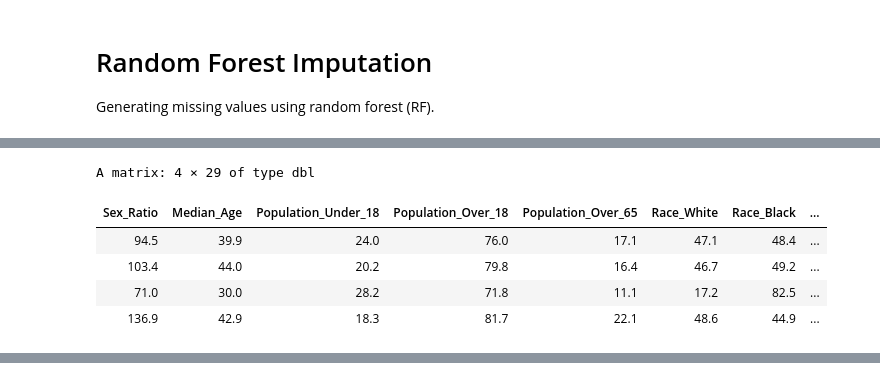
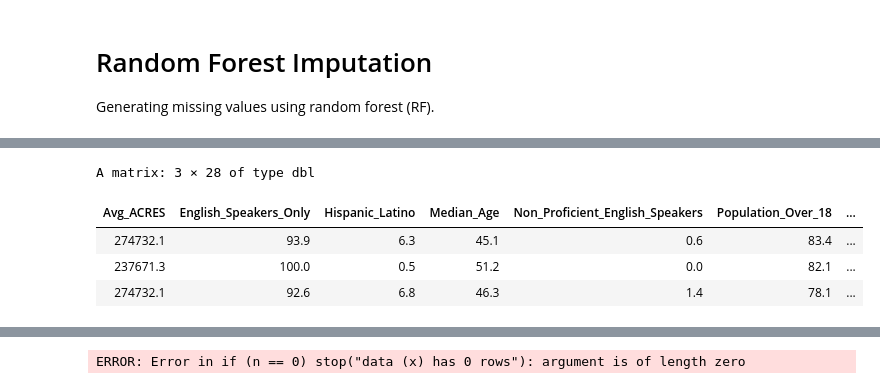
Before and after one commit to UNC-CEMALB/ENVIROSCAN, a Jupyter notebook: 2. Sociodemographic Imputation/Sociodemographic Imputation.ipynb, the cells around one changed output, grey strips where cells are left out. Cells and saved outputs as stored; diff of their text form; code cells hidden in the pictures.

```diff
--- a/2. Sociodemographic Imputation/Sociodemographic Imputation.ipynb
+++ b/2. Sociodemographic Imputation/Sociodemographic Imputation.ipynb
@@ -120,0 +115,14 @@ A data.frame: 6 × 34
+# %%
+# only keeping variables with at least 25% of data in each county
+variable_presence_df = acs_whp_df[,1:31] %>%
+    pivot_longer(cols = 4:31, names_to = "Variable", values_to = "Value") %>%
+    # creating 2 count cols: 1st for non-missing data, 2nd for all data
+    mutate(data_count = ifelse(is.na(Value), 0, 1), all_count = 1) %>%
+    group_by(County, Variable) %>%
+    summarize(Variable_Presence = sum(data_count)/ sum(all_count) * 100) %>%
+    filter(Variable_Presence > 25) %>%
+    arrange(-Variable_Presence)
+    #select(-Census_Tract) %>%
+    #unique()
+
+head(variable_presence_df)
@@ -163,0 +144,5 @@ test == "NA"
+# %%
+b = variable_presence_df %>% filter (County == "Ashe")
+keeping = c(colnames(acs_whp_df)[1:3], b$Variable)
+
+acs_whp_df[,keeping]
@@ -164,17 +169,16 @@ test == "NA"
 # %%
-a = acs_whp_df %>%
-filter(County == "Anson")
+a = acs_whp_df[,keeping] %>%
+ filter(County == "Ashe")
 
 # test
-a[a == NA] = " "
-matrix_a = as.matrix(a[,4:32])
-head(matrix_a)
+#a[a == NA] = " "
+matrix_a = as.matrix(a[,4:length(keeping)])
+matrix_a
 
-#missForest(matrix_a)
+missForest(matrix_a)
 # %% [output]
-A matrix: 4 × 29 of type dbl
+A matrix: 3 × 28 of type dbl
-| Sex_Ratio | Median_Age | Population_Under_18 | Population_Over_18 | Population_Over_65 | Race_White | Race_Black | ... |
-| 94.5 | 39.9 | 24.0 | 76.0 | 17.1 | 47.1 | 48.4 | ... |
-| 103.4 | 44.0 | 20.2 | 79.8 | 16.4 | 46.7 | 49.2 | ... |
-| 71.0 | 30.0 | 28.2 | 71.8 | 11.1 | 17.2 | 82.5 | ... |
-| 136.9 | 42.9 | 18.3 | 81.7 | 22.1 | 48.6 | 44.9 | ... |
+| Avg_ACRES | English_Speakers_Only | Hispanic_Latino | Median_Age | Non_Proficient_English_Speakers | Population_Over_18 | ... |
+| 274732.1 | 93.9 | 6.3 | 45.1 | 0.6 | 83.4 | ... |
+| 237671.3 | 100.0 | 0.5 | 51.2 | 0.0 | 82.1 | ... |
+| 274732.1 | 92.6 | 6.8 | 46.3 | 1.4 | 78.1 | ... |
@@ -181,2 +191,3 @@ A matrix: 4 × 29 of type dbl
+ERROR: Error in if (n == 0) stop("data (x) has 0 rows"): argument is of length zero
 # %%
 # imputing sociodemographic data using RF
```
Also changed, not shown: parts of 8 cells of this notebook.
